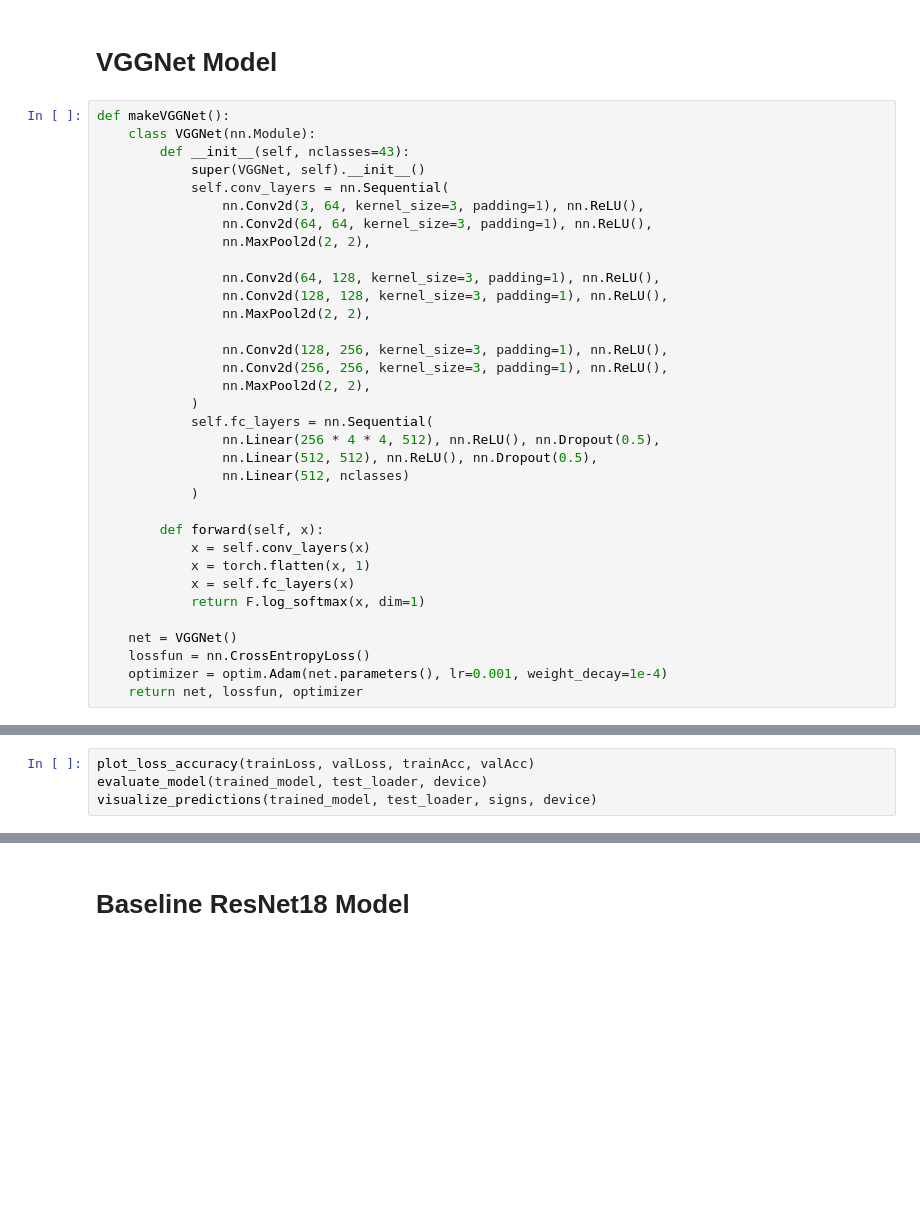
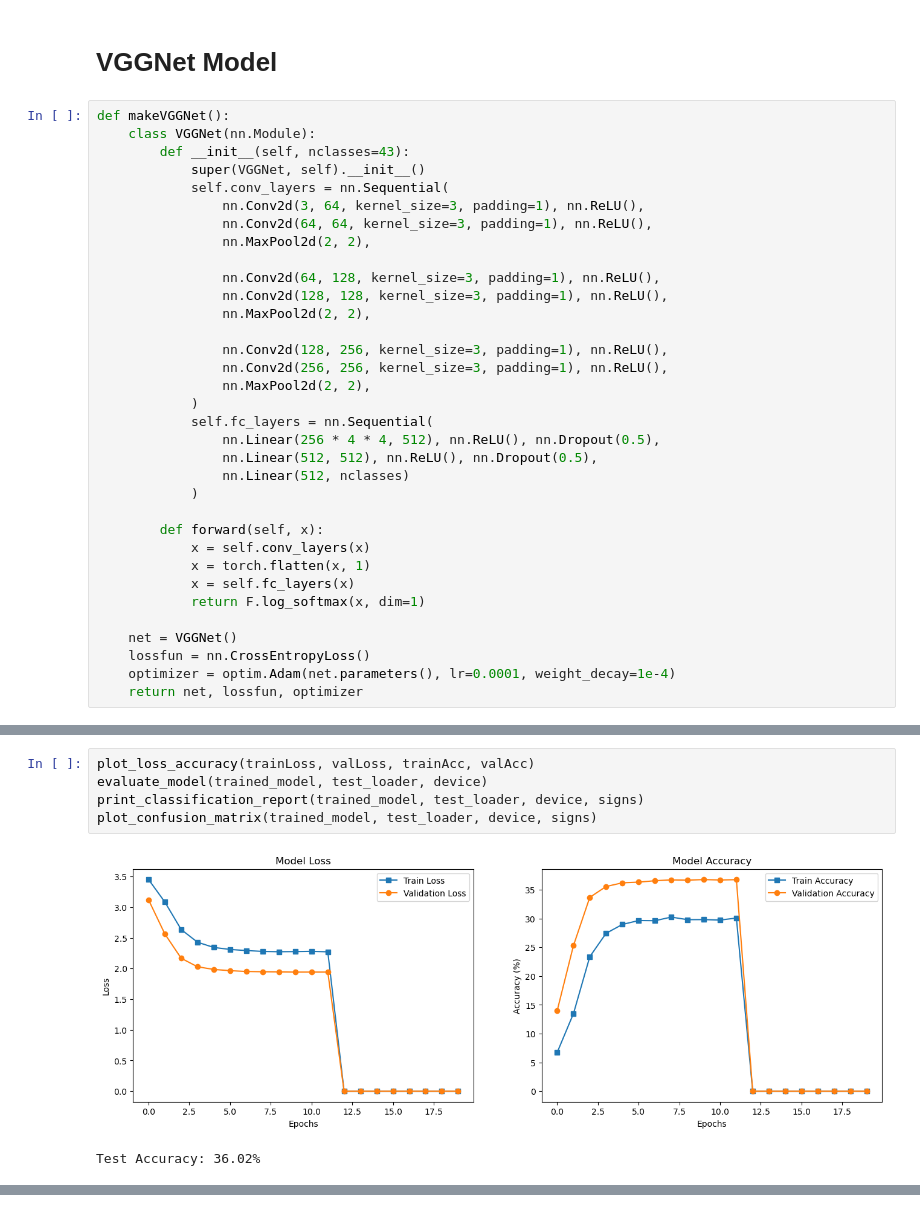
Before and after one commit to Sujeev-Uthayakumar/german-traffic-sign-classifier, a Jupyter notebook: german-traffic-signs.ipynb, the cells around one changed output, grey strips where cells are left out. Drawn from its saved outputs; the diff is of its cells as text; blank space fills up the shorter version.

```diff
--- a/german-traffic-signs.ipynb
+++ b/german-traffic-signs.ipynb
@@ -315,7 +386,7 @@ def makeVGGNet():
 
     net = VGGNet()
     lossfun = nn.CrossEntropyLoss()
-    optimizer = optim.Adam(net.parameters(), lr=0.001, weight_decay=1e-4)
+    optimizer = optim.Adam(net.parameters(), lr=0.0001, weight_decay=1e-4)
     return net, lossfun, optimizer
 # %%
 net, lossfun, optimizer = makeVGGNet()
@@ -323,4 +408,8 @@ trainLoss, valLoss, trainAcc, valAcc, trained_model, device = trainModel(net, lo
 # %%
 plot_loss_accuracy(trainLoss, valLoss, trainAcc, valAcc)
 evaluate_model(trained_model, test_loader, device)
-visualize_predictions(trained_model, test_loader, signs, device)
+print_classification_report(trained_model, test_loader, device, signs)
+plot_confusion_matrix(trained_model, test_loader, device, signs)
+# %% [output]
+[figure, added]
+Test Accuracy: 36.02%
@@ -327,2 +433,0 @@ visualize_predictions(trained_model, test_loader, signs, device)
-# %% [markdown]
-# Baseline ResNet18 Model
```
Also changed, not shown: parts of 13 cells of this notebook.
